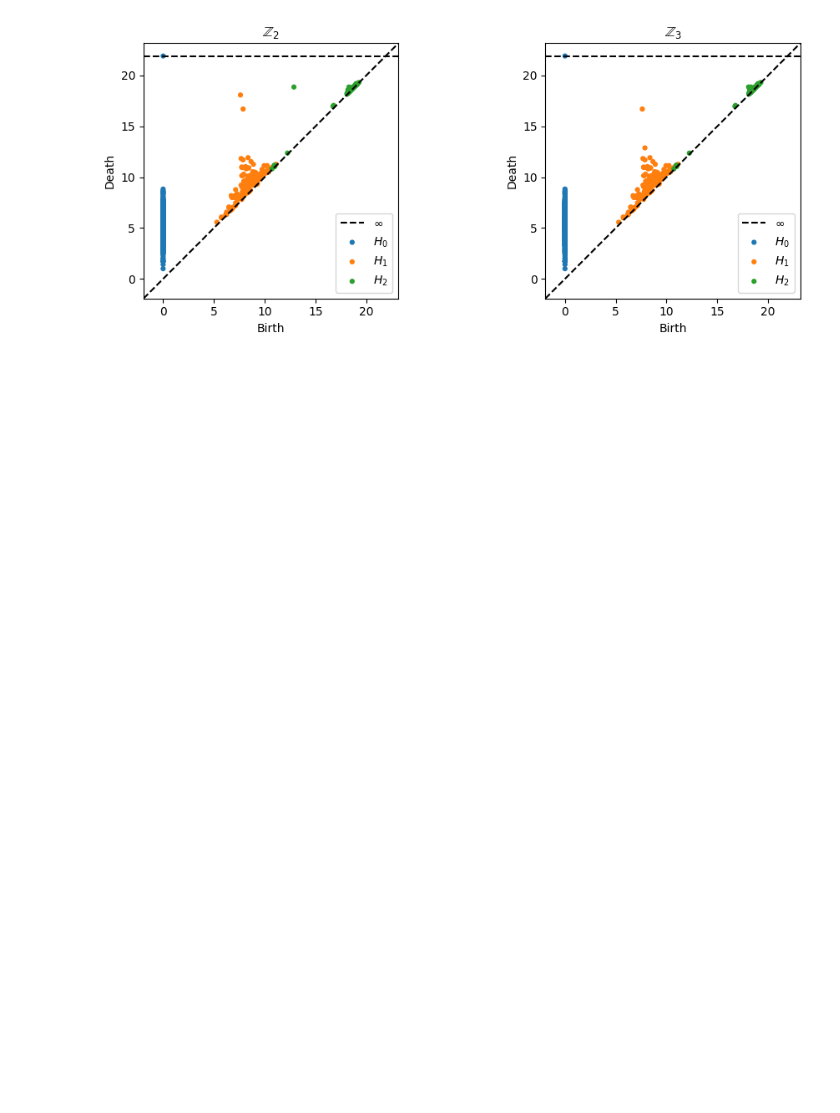
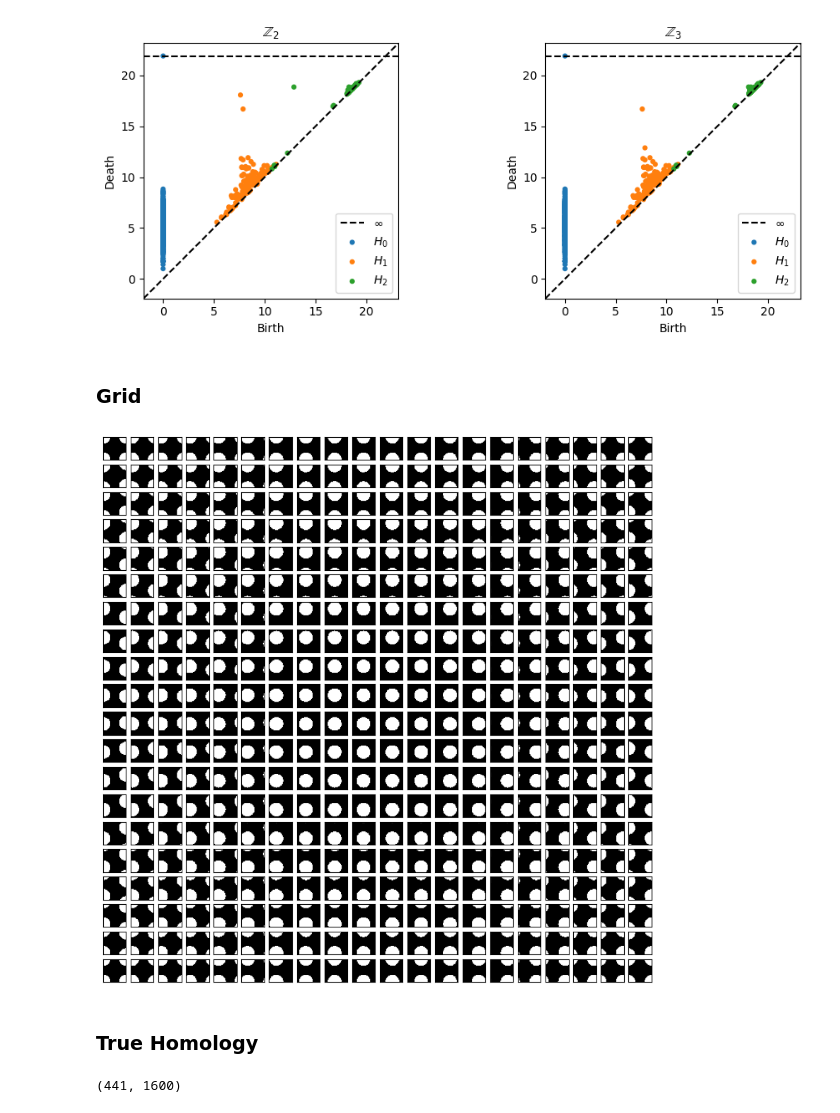
Before and after one commit to bekemax/KleinVAE, a Jupyter notebook: notebooks/klein-vae-experiments.ipynb, the cells around one changed output. Saved outputs shown, nothing was run; the diff lists cells and outputs as text; code cells hidden in the pictures; blank space fills up the shorter version.

```diff
--- a/notebooks/klein-vae-experiments.ipynb
+++ b/notebooks/klein-vae-experiments.ipynb
@@ -402,3 +403,5 @@ plt.tight_layout()
 plt.show()
 # %% [output]
 [figure]
+# %% [markdown]
+### Grid
@@ -404,0 +468,21 @@ plt.show()
+# %%
+n = num_images
+
+fig = plt.figure(figsize=(10,10))
+ax = fig.subplots(n,n)
+
+for i in range(0,n):
+    for j in range(0,n):
+        ax[i,j].imshow(imagess[i][j],
+                        cmap='gray')
+        ax[i,j].axes.get_xaxis().set_ticks([])
+        ax[i,j].axes.get_yaxis().set_ticks([])
+# %% [output]
+[figure, added]
+# %% [markdown]
+### True Homology
+# %%
+batch = np.array([imagess[i][j].numpy().flatten() for i in range(len(imagess)) for j in range(len(imagess[i]))])
+batch.shape
+# %% [output]
+(441, 1600)
```
Also changed, not shown: parts of 17 cells of this notebook, 1 other file.
